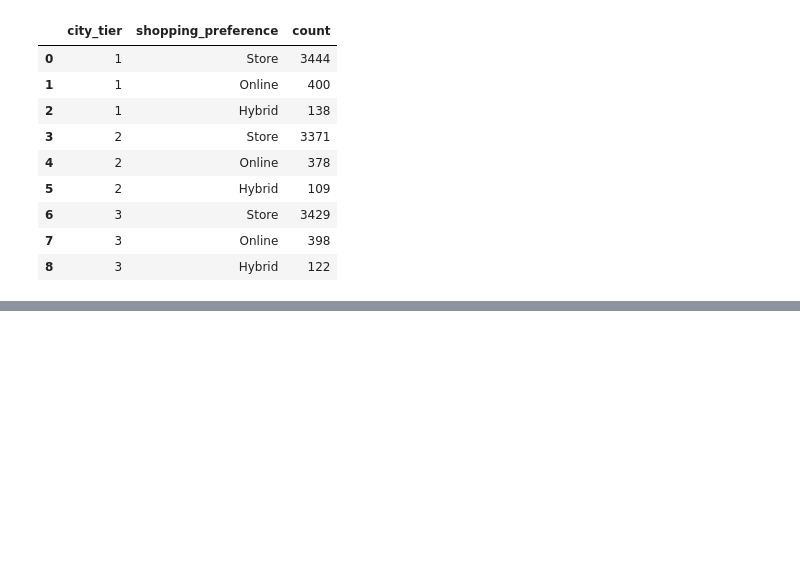
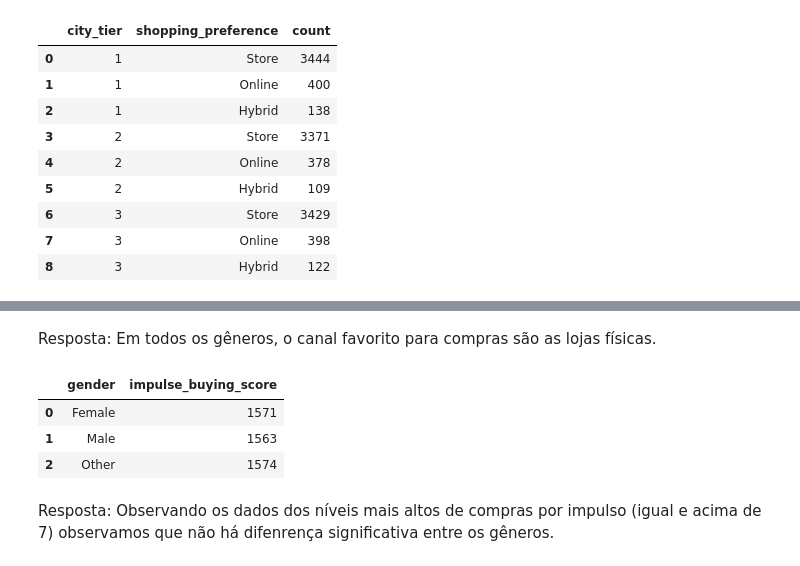
Before and after one commit to Tianeto/projeto_final_tec_prog, a Jupyter notebook: projeto_analise_compras.ipynb, the cells around one changed output, grey strips where cells are left out. Saved outputs shown, nothing was run; the diff lists cells and outputs as text; code cells hidden in the pictures; blank space fills up the shorter version.

```diff
--- a/projeto_analise_compras.ipynb
+++ b/projeto_analise_compras.ipynb
@@ -318,5 +309,17 @@ compras.head()
+# %% [markdown]
+Resposta: Em todos os gêneros, o canal favorito para compras são as lojas físicas.
 # %%
-# 8. Quem tem maior nível de compras por impulso prefere comprar online ou fisicamente
+# 8. Quem tem maior nível de compras por impulso por genero
+
+compras_impulso_alto = compras[compras['impulse_buying_score'] >= 7].groupby('gender')['impulse_buying_score'].count().reset_index()
+display(compras_impulso_alto)
+# %% [output]
+|  | gender | impulse_buying_score |
+| 0 | Female | 1571 |
+| 1 | Male | 1563 |
+| 2 | Other | 1574 |
+# %% [markdown]
+Resposta: Observando os dados dos níveis mais altos de compras por impulso (igual e acima de 7) observamos que não há difenrença significativa entre os gêneros.
 # %%
 # 9. Relação da renda com o canal preferido de compras
 # %%
```
Also changed, not shown: parts of 14 cells of this notebook.
